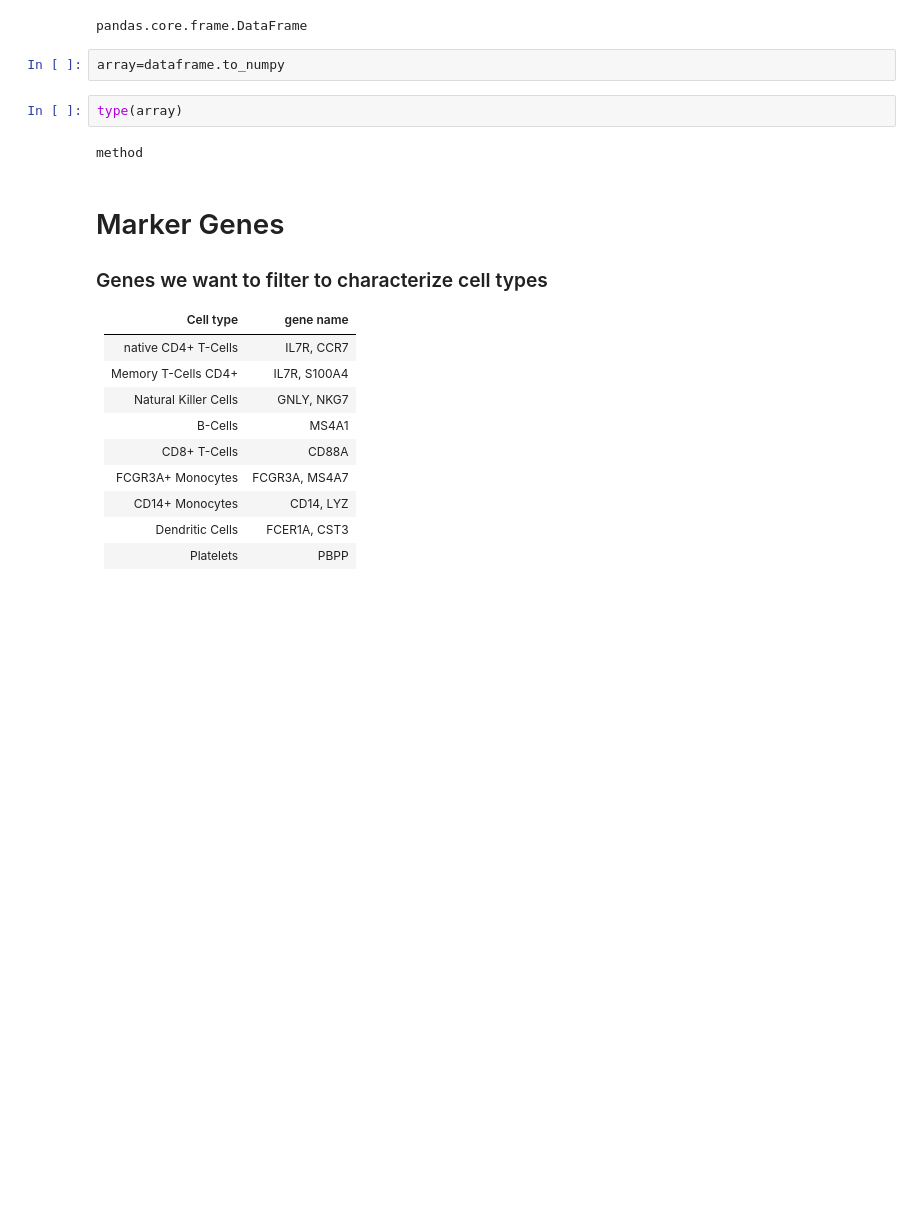
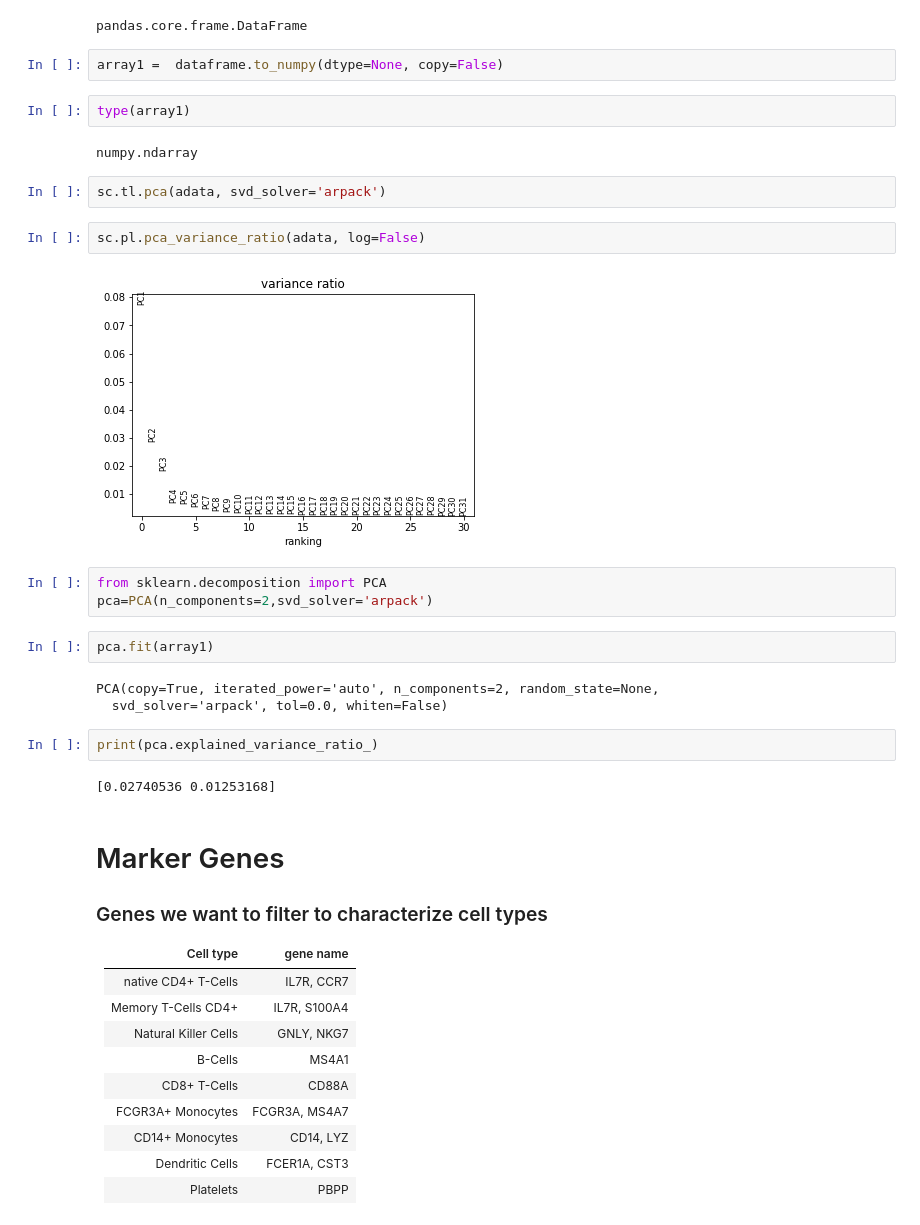
Before and after one commit to datascience-mobi/group-01-project-4-1, a Jupyter notebook: Data cleanup, Marker genes.ipynb, the cells around one changed output. Cells and saved outputs as stored; diff of their text form; blank space fills up the shorter version.

```diff
--- a/Data cleanup, Marker genes.ipynb
+++ b/Data cleanup, Marker genes.ipynb
@@ -162,12 +162,30 @@ dataframe
 type(dataframe)
 # %% [output]
 pandas.core.frame.DataFrame
-# %%
-array=dataframe.to_numpy
+# %%
+array1 =  dataframe.to_numpy(dtype=None, copy=False)
 # %%
-type(array)
+type(array1)
 # %% [output]
-method
+numpy.ndarray
+# %%
+sc.tl.pca(adata, svd_solver='arpack')
+# %%
+sc.pl.pca_variance_ratio(adata, log=False)
+# %% [output]
+[figure, added]
+# %%
+from sklearn.decomposition import PCA
+pca=PCA(n_components=2,svd_solver='arpack')
+# %%
+pca.fit(array1)
+# %% [output]
+PCA(copy=True, iterated_power='auto', n_components=2, random_state=None,
+  svd_solver='arpack', tol=0.0, whiten=False)
+# %%
+print(pca.explained_variance_ratio_)
+# %% [output]
+[0.02740536 0.01253168]
 # %% [markdown]
 #                                                                Marker Genes
 ### Genes we want to filter to characterize cell types
```
Also changed, not shown: parts of 2 cells of this notebook, 2 other files.
